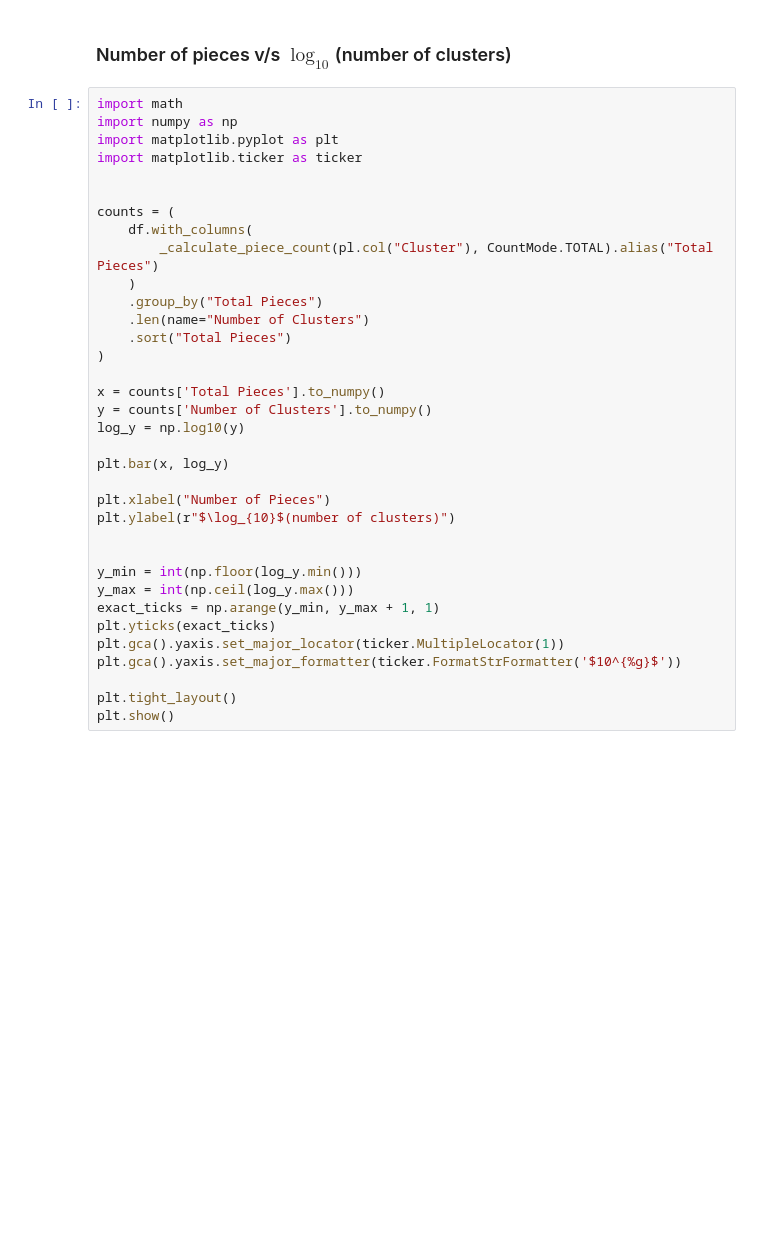
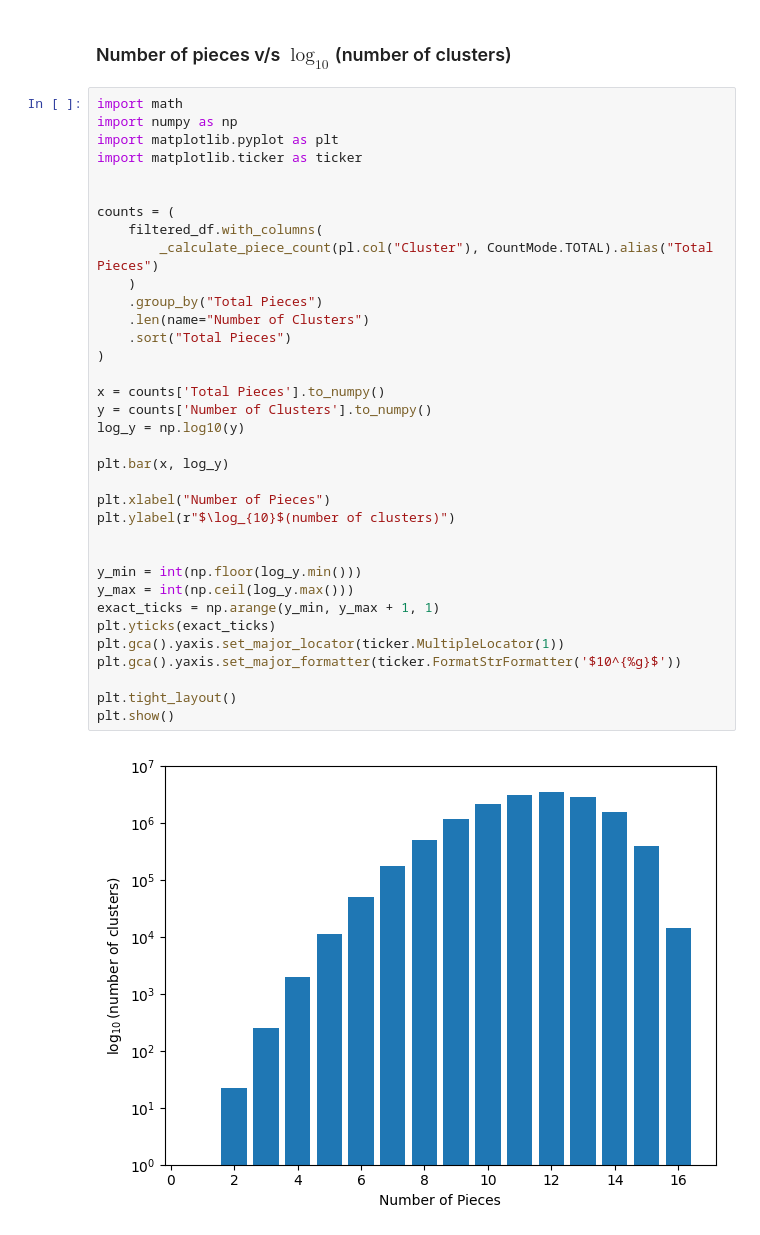
Before and after one commit to boredanon/RushHourClusterDataset, a Jupyter notebook: RushHour.ipynb, the cells around one changed output. Drawn from its saved outputs; the diff is of its cells as text; blank space fills up the shorter version.

```diff
--- a/RushHour.ipynb
+++ b/RushHour.ipynb
@@ -378,31 +426,33 @@ import matplotlib.pyplot as plt
 import matplotlib.ticker as ticker
 
 
 counts = (
-    df.with_columns(
+    filtered_df.with_columns(
         _calculate_piece_count(pl.col("Cluster"), CountMode.TOTAL).alias("Total Pieces")
     )
     .group_by("Total Pieces")
     .len(name="Number of Clusters")
     .sort("Total Pieces")
 )
 
 x = counts['Total Pieces'].to_numpy()
 y = counts['Number of Clusters'].to_numpy()
 log_y = np.log10(y)
 
 plt.bar(x, log_y)
 
 plt.xlabel("Number of Pieces")
 plt.ylabel(r"$\log_{10}$(number of clusters)")
 
 
 y_min = int(np.floor(log_y.min()))
 y_max = int(np.ceil(log_y.max()))
 exact_ticks = np.arange(y_min, y_max + 1, 1)
 plt.yticks(exact_ticks)
 plt.gca().yaxis.set_major_locator(ticker.MultipleLocator(1))
 plt.gca().yaxis.set_major_formatter(ticker.FormatStrFormatter('$10^{%g}$'))
 
 plt.tight_layout()
 plt.show()
+# %% [output]
+[figure, added]
```
Also changed, not shown: parts of 12 cells of this notebook.
